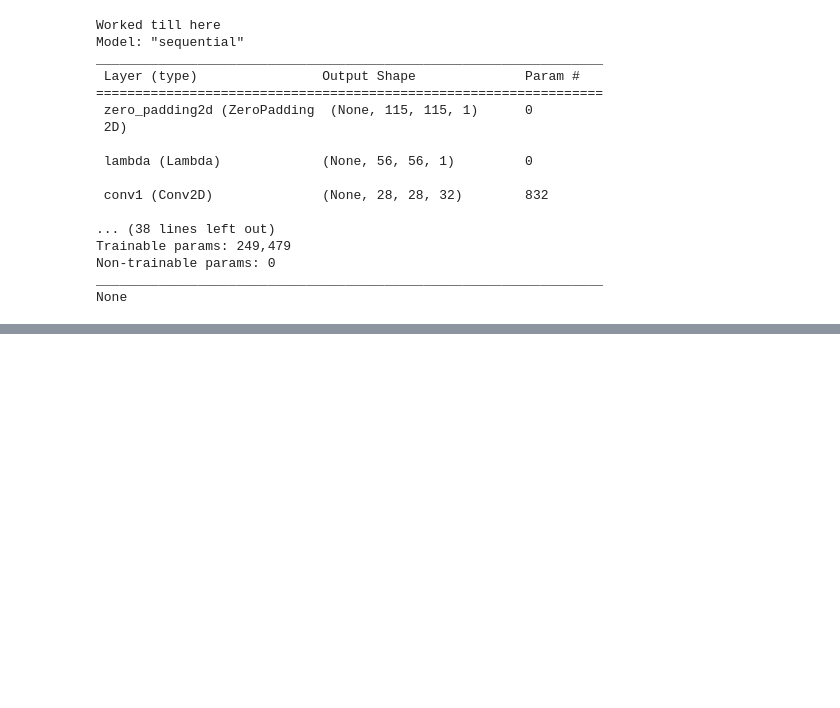
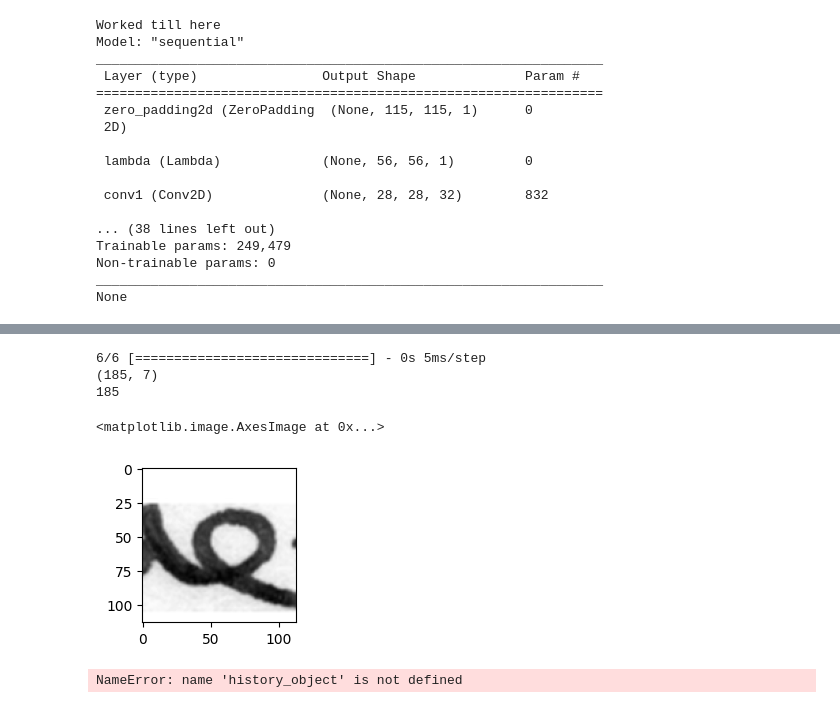
Before and after one commit to ihsan292292/ML-AI-ICT-course, a Jupyter notebook: Tcsion-Automate Extraction of handwritten text from an image/extraction.ipynb, the cells around one changed output, grey strips where cells are left out. Cells and saved outputs as stored; diff of their text form; code cells hidden in the pictures; blank space fills up the shorter version.

Commit message:
new extraction method

```diff
--- a/Tcsion-Automate Extraction of handwritten text from an image/extraction.ipynb
+++ b/Tcsion-Automate Extraction of handwritten text from an image/extraction.ipynb
@@ -281,17 +281,16 @@ _________________________________________________________________
 None
 # %%
 nb_epoch = 2
-samples_per_epoch = 233
-nb_val_samples = 62
+samples_per_epoch = 5
 from keras.callbacks import ModelCheckpoint
-filepath="/home/ihsan/Documents/GitHub/ML-AI-ICT-course/Tcsion-Automate Extraction of handwritten text from an image/check-{epoch:02d}-{val_loss:.4f}.hdf5"
+filepath="/content/drive/MyDrive/Classroom/RIO_HandWrittenTextExtraction/check-{epoch:02d}-{val_loss:.4f}.hdf5"
 checkpoint = ModelCheckpoint(filepath= filepath, verbose=1, save_best_only=False)
 callbacks_list = [checkpoint]
 
 #Model fit generator
 history_object = model.fit(train_generator, steps_per_epoch= samples_per_epoch,
                                      validation_data=validation_generator,
-                                     validation_steps=nb_val_samples, epochs=nb_epoch, verbose=1, callbacks=callbacks_list)
+                                     epochs=nb_epoch, verbose=1, callbacks=callbacks_list)
 # history_object = model.fit(train_generator,
 #                                      steps_per_epoch=samples_per_epoch,
 #                                       validation_data=validation_generator,
@@ -333,0 +377,9 @@ TypeError: 'module' object is not callable
+# %%
+"""### Performance Metrics
+
+Let's now test our model for calculating accuracy.
+"""
+
+model.load_weights('/home/ihsan/Documents/GitHub/ML-AI-ICT-course/Tcsion-Automate Extraction of handwritten text from an image/check-02-0.0000.hdf5')
+scores = model.evaluate_generator(test_generator,121) # 121 is the number of test images.
+print("Accuracy = ", scores[1] , " ::" , len(scores))
@@ -333,0 +451,32 @@ TypeError: 'module' object is not callable
+# %%
+"""### Predictions"""
+
+predictions = model.predict(X_test, verbose =1)
+
+print(predictions.shape)
+predicted_writer = []
+for pred in predictions:
+     predicted_writer.append(np.argmax(pred))
+print(len(predicted_writer))
+# %% [output]
+6/6 [==============================] - 0s 5ms/step
+(185, 7)
+185
+# %%
+"""### Insights"""
+
+writer_number = 17
+total_images =10
+counter = 0
+for i in range(len(predicted_writer)//10):
+    # print("okay1" + " " +  str(predicted_writer[i]) )
+     if predicted_writer[i] == writer_number:
+         image = X_test[i].squeeze()
+         plt.figure(figsize=(2,2))
+         plt.imshow(image, cmap ='gray')
+image = X_test[18].squeeze()
+plt.figure(figsize=(2,2))
+plt.imshow(image, cmap ='gray')
+# %% [output]
+<matplotlib.image.AxesImage at 0x...>
+[figure, added]
@@ -333,0 +493,9 @@ TypeError: 'module' object is not callable
+# %%
+
+acc = history_object.history['accuracy']
+val_acc = history_object.history['val_accuracy']
+loss = history_object.history['loss']
+val_loss = history_object.history['val_loss']
+epochs = range(1,len(loss)+1)
+# %% [output]
+NameError: name 'history_object' is not defined
```
Also changed, not shown: parts of 13 cells of this notebook, 9 other files.
